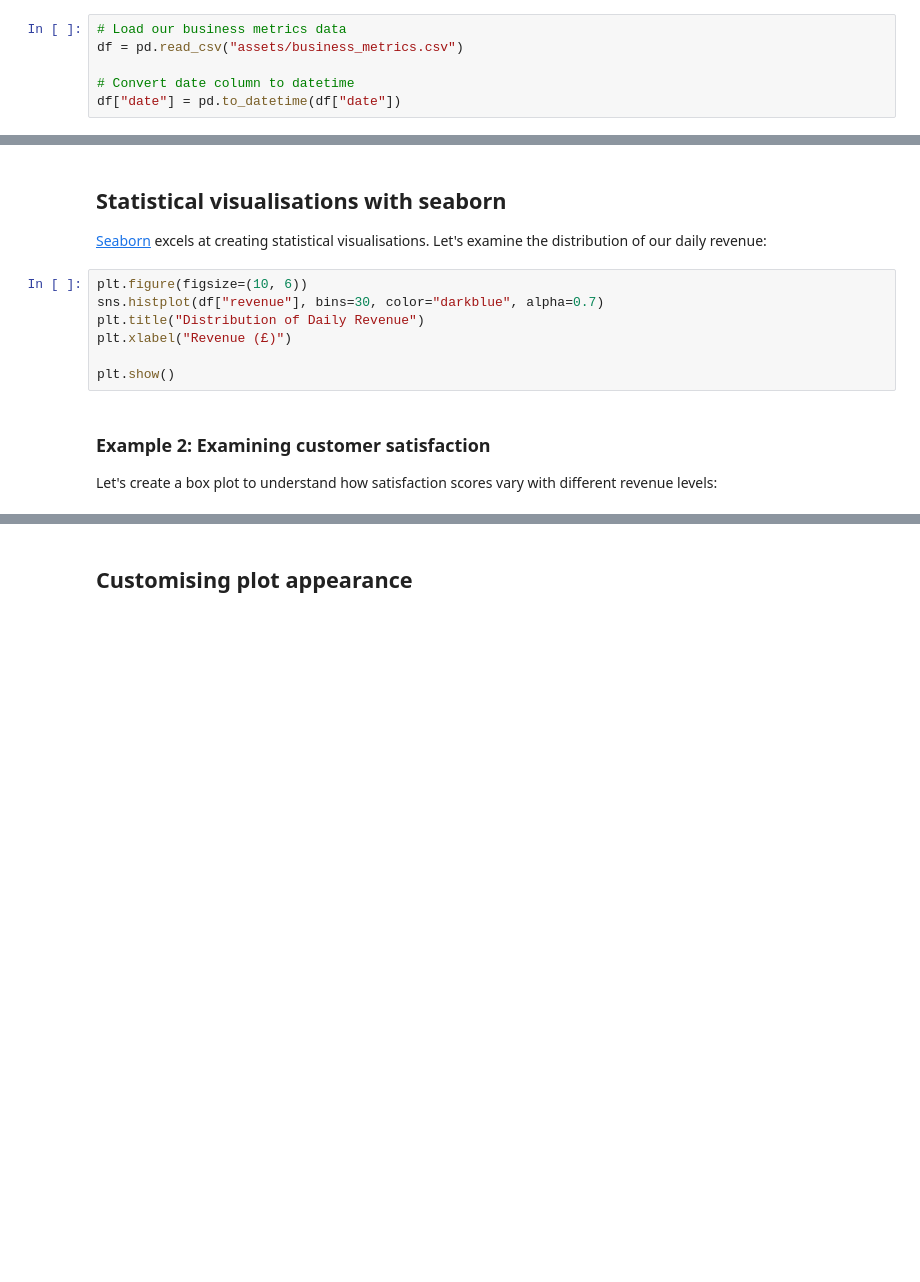
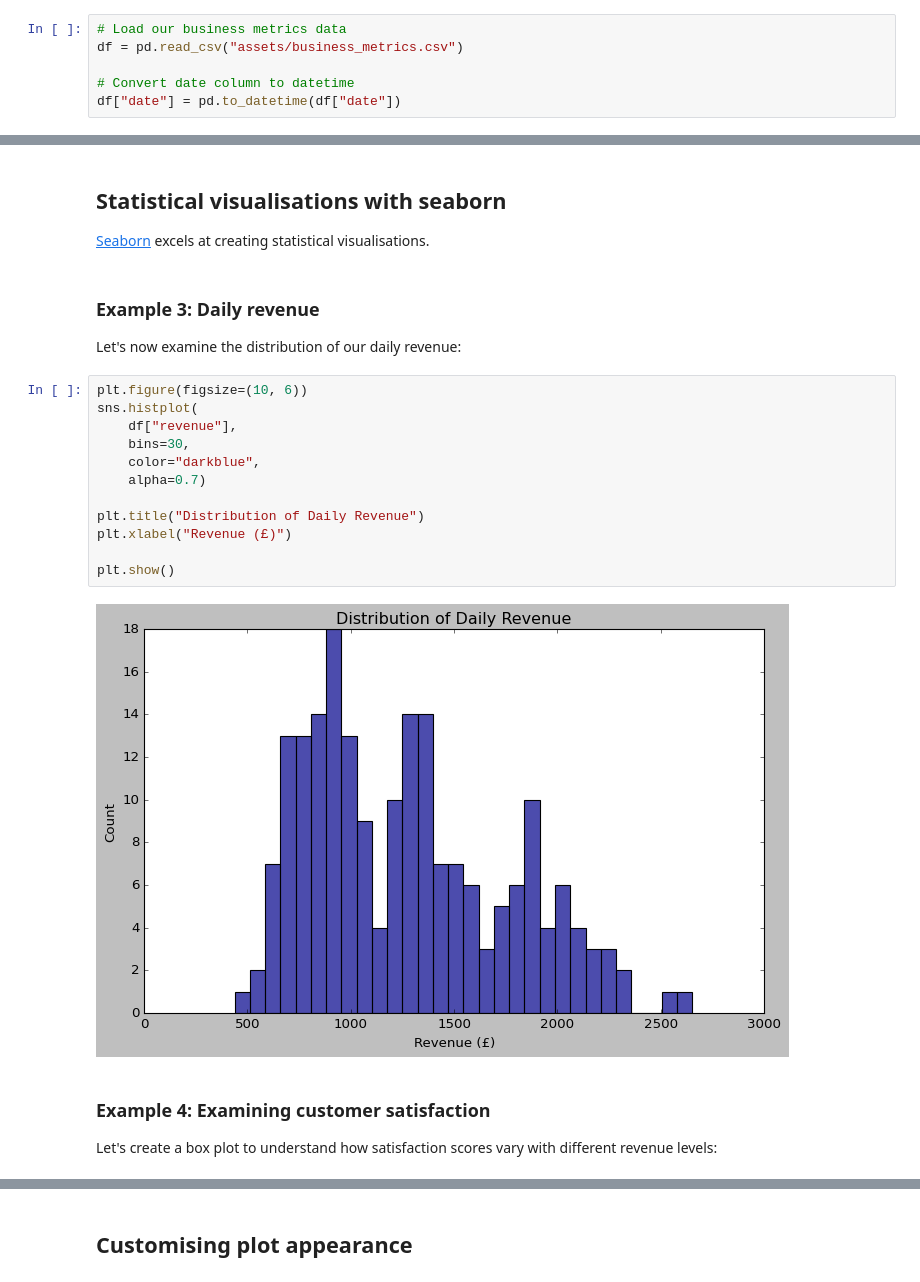
Before and after one commit to REPPL/Teaching, a Jupyter notebook: 2024-25/MN5813/Workshops/Week08/Demonstration.ipynb, the cells around one changed output, grey strips where cells are left out. Saved outputs shown, nothing was run; the diff lists cells and outputs as text; blank space fills up the shorter version.

```diff
--- a/2024-25/MN5813/Workshops/Week08/Demonstration.ipynb
+++ b/2024-25/MN5813/Workshops/Week08/Demonstration.ipynb
@@ -93,16 +111,27 @@ plt.show()
 # %% [markdown]
 ## Statistical visualisations with seaborn
 
-[Seaborn](https://seaborn.pydata.org/) excels at creating statistical visualisations. Let's examine the distribution of our daily revenue:
+[Seaborn](https://seaborn.pydata.org/) excels at creating statistical visualisations.
+# %% [markdown]
+### Example 3: Daily revenue
+
+Let's now examine the distribution of our daily revenue:
 # %%
 plt.figure(figsize=(10, 6))
-sns.histplot(df["revenue"], bins=30, color="darkblue", alpha=0.7)
+sns.histplot(
+    df["revenue"],
+    bins=30,
+    color="darkblue",
+    alpha=0.7)
+
 plt.title("Distribution of Daily Revenue")
 plt.xlabel("Revenue (£)")
 
 plt.show()
+# %% [output]
+[figure, added]
 # %% [markdown]
-### Example 2: Examining customer satisfaction
+### Example 4: Examining customer satisfaction
 
 Let's create a box plot to understand how satisfaction scores vary with different revenue levels:
 # %%
```
Also changed, not shown: parts of 16 cells of this notebook.
